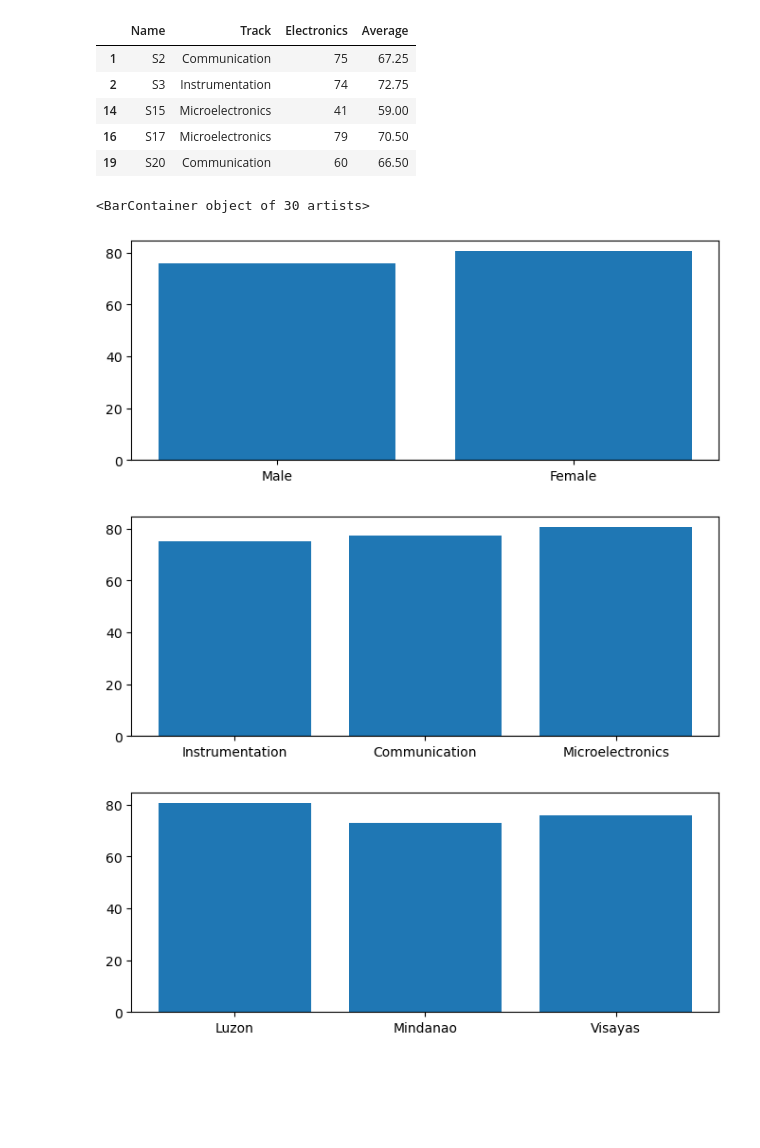
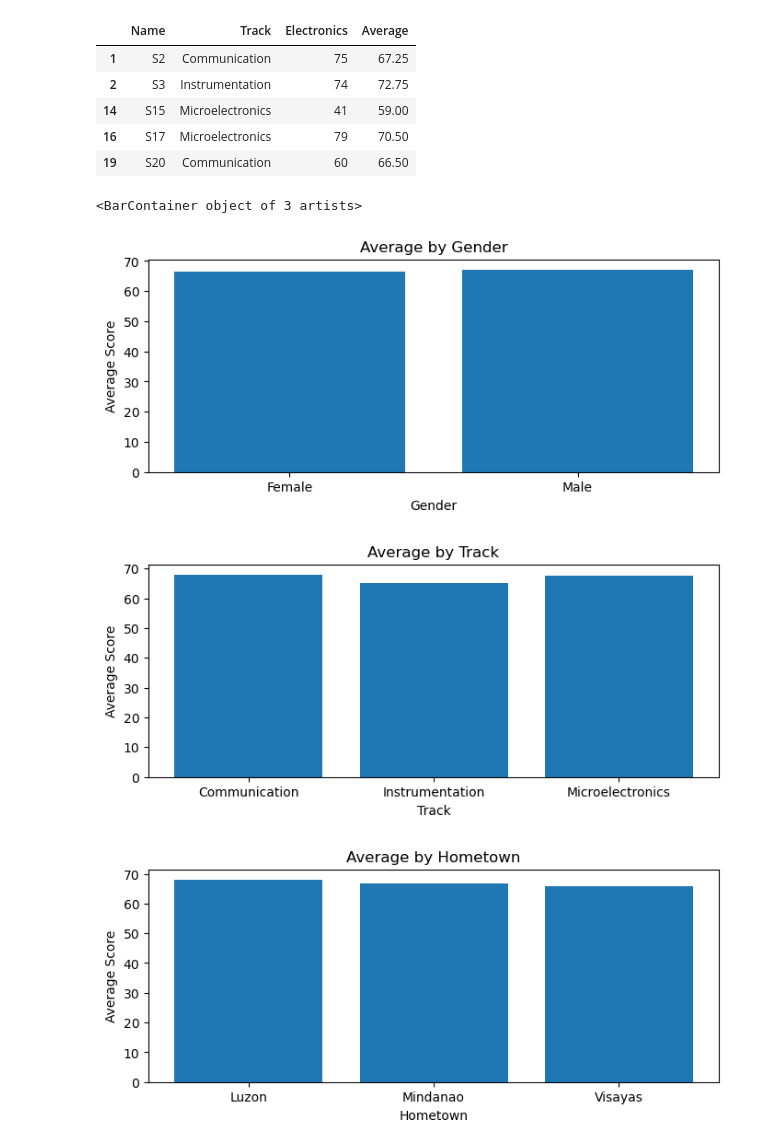
Before and after one commit to csin16/Sincioco-Cheyne-Paul-DG._PA_4, a Jupyter notebook: PA4.ipynb, the cells around one changed output. Saved outputs shown, nothing was run; the diff lists cells and outputs as text; code cells hidden in the pictures; blank space fills up the shorter version.

```diff
--- a/PA4.ipynb
+++ b/PA4.ipynb
@@ -32,19 +32,32 @@ display('b.)' , Mindy)
 | 19 | S20 | Communication | 60 | 66.50 |
 # %%
 import matplotlib.pyplot as plt #Import matplot library as variable plt
-subs = ['Electronics', 'GEAS', 'Math', 'Communication'] #Set a single variable for all the features/subjects
-df['Average'] = df[subs].mean(axis=1) #Gets the average of the subjects per name
+subs = ['Electronics', 'GEAS', 'Math', 'Communication']#Set a single variable for all the features/subjects
+df['Average'] = df[subs].mean(axis=1)#Gets the average of the subjects per name
+AveragebyGender = df.groupby('Gender')['Average'].mean()
+AveragebyTrack = df.groupby('Track')['Average'].mean()
+AveragebyHometown = df.groupby('Hometown')['Average'].mean()
+
 
 plt.figure(figsize=(8, 3)) #Width and length of the plot
-plt.bar(df['Gender'], df['Average']) #X as the gender and y as the average, shows the average based on their gender
+plt.title('Average by Gender')
+plt.ylabel('Average Score')
+plt.xlabel('Gender')
+plt.bar(AveragebyGender.index, AveragebyGender.values) #X as the gender and y as the average, shows the average based on their gender
 
-plt.figure(figsize=(8, 3))
-plt.bar(df['Track'], df['Average']) #X as the track and y as the average, shows the average based on their track
+plt.figure(figsize=(8, 3)) #Width and length of the plot
+plt.title('Average by Track')
+plt.ylabel('Average Score')
+plt.xlabel('Track')
+plt.bar(AveragebyTrack.index, AveragebyTrack.values) #X as the track and y as the average, shows the average based on their track
 
-plt.figure(figsize=(8, 3))
-plt.bar(df['Hometown'], df['Average']) #X as the hometown and y as the average, shows the average based on their hometown
+plt.figure(figsize=(8, 3)) #Width and length of the plot
+plt.title('Average by Hometown')
+plt.ylabel('Average Score')
+plt.xlabel('Hometown')
+plt.bar(AveragebyHometown.index, AveragebyHometown.values) #X as the hometown and y as the average, shows the average based on their hometown
 # %% [output]
-<BarContainer object of 30 artists>
+<BarContainer object of 3 artists>
-[figure, old version]
+[figure, new version]
-[figure, old version]
+[figure, new version]
-[figure, old version]
+[figure, new version]
```
